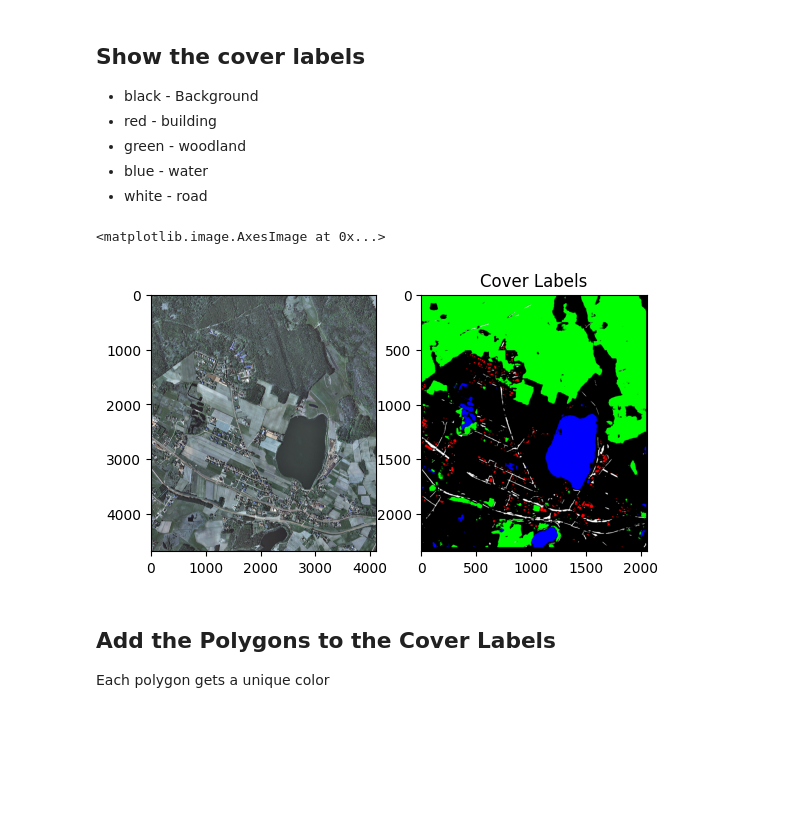
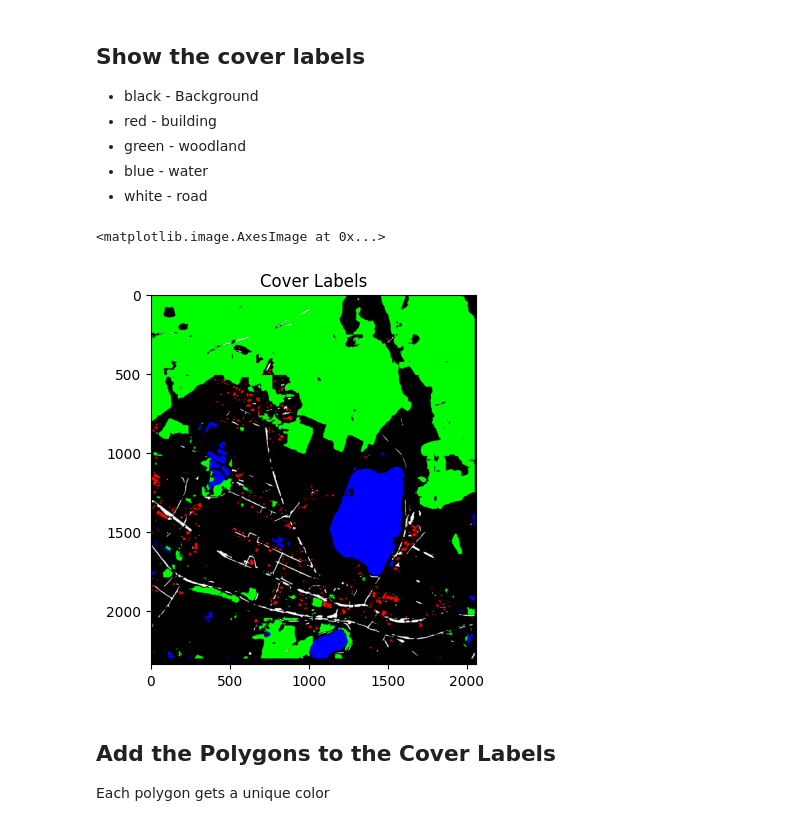
Before and after one commit to halehaka/map_cover, a Jupyter notebook: map_cover/map_cover_nb.ipynb, the cells around one changed output. Saved outputs shown, nothing was run; the diff lists cells and outputs as text; code cells hidden in the pictures; blank space fills up the shorter version.

```diff
--- a/map_cover/map_cover_nb.ipynb
+++ b/map_cover/map_cover_nb.ipynb
@@ -56,14 +56,12 @@ Splitting files into  /tmp/tmpyklo7p1f
 * green - woodland
 * blue - water
 * white - road
-# %%
-fig, (m1, m2) = plt.subplots(1,2)
-plt.title('Cover Labels')
-m1.imshow(map.image)
-m2.imshow(map_pred.colormap())
-# %% [output]
-<matplotlib.image.AxesImage at 0x...>
-[figure, removed]
+# %%
+plt.title('Cover Labels')
+plt.imshow(map_pred.colormap())
+# %% [output]
+<matplotlib.image.AxesImage at 0x...>
+[figure, added]
 # %% [markdown]
 ## Add the Polygons to the Cover Labels
 
```
Also changed, not shown: parts of 9 cells of this notebook, 2 other files.
